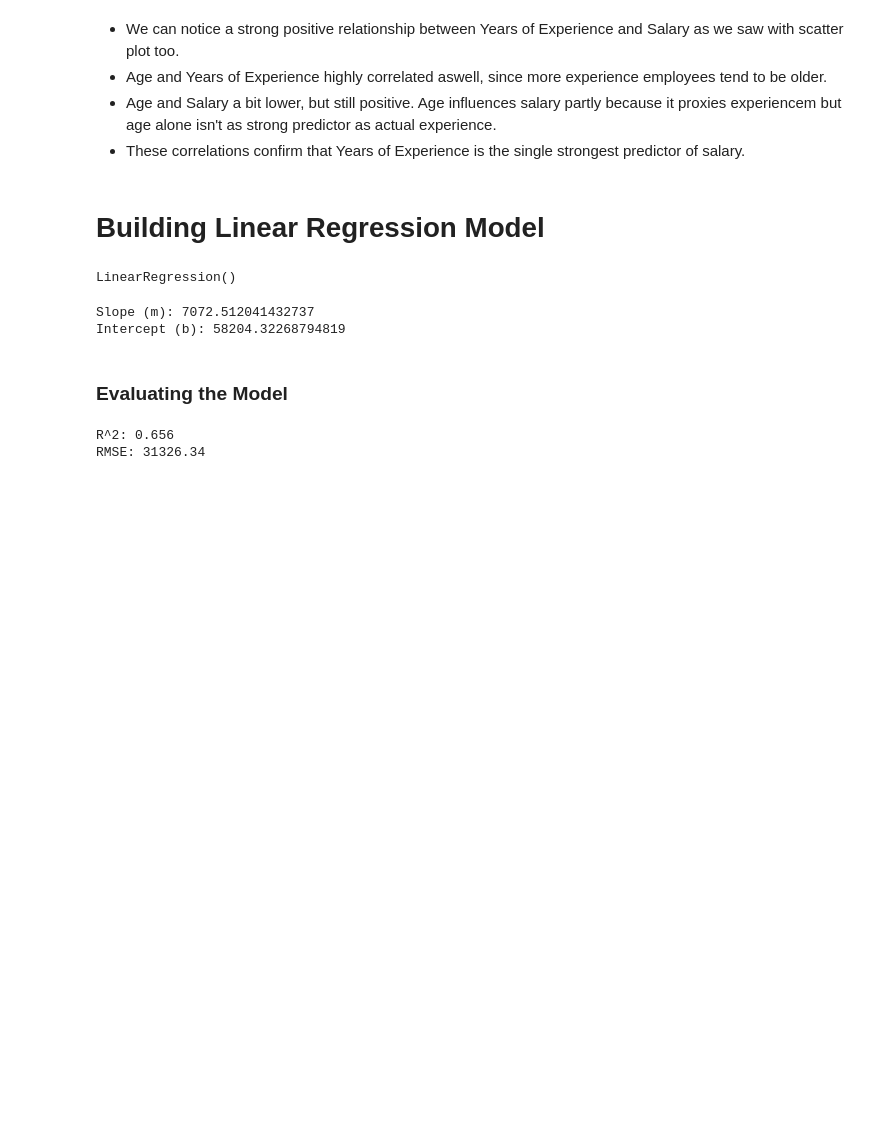
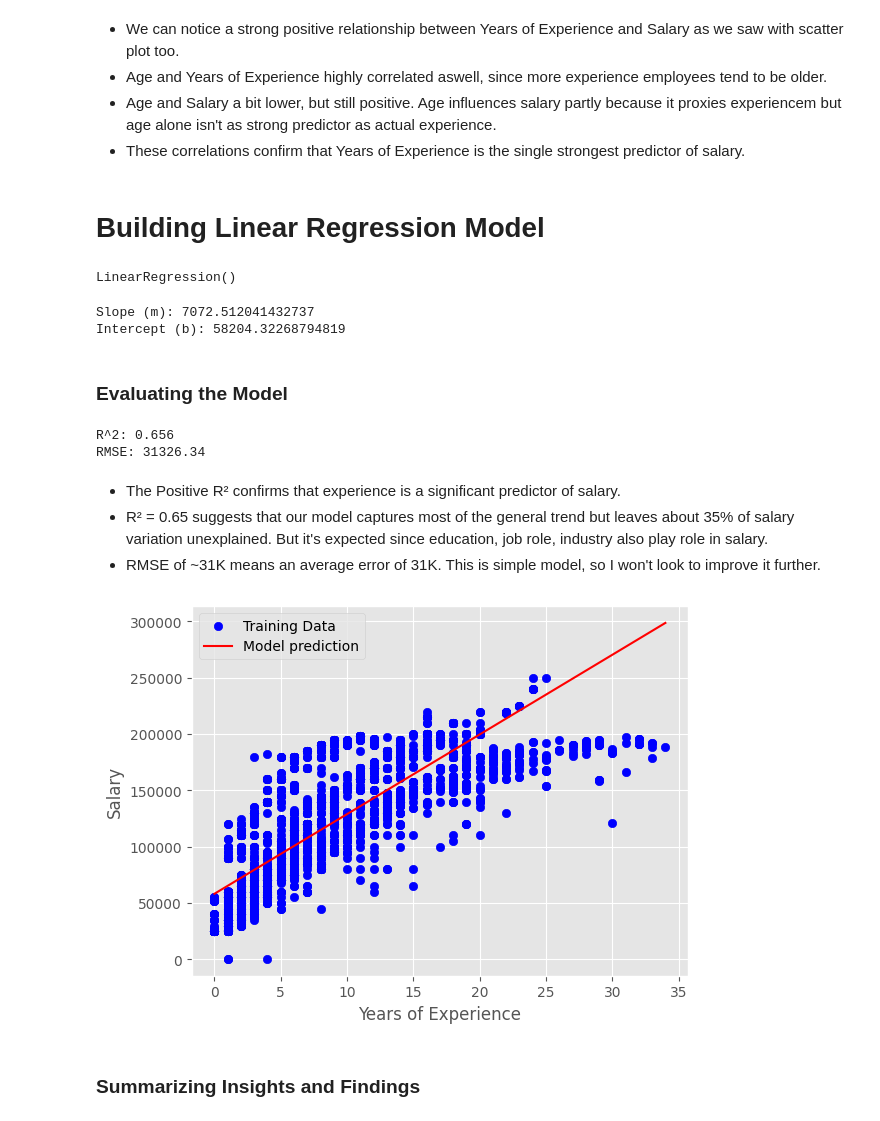
Before and after one commit to DeanThawkho/salary_project, a Jupyter notebook: salary_project.ipynb, the cells around one changed output. Cells and saved outputs as stored; diff of their text form; code cells hidden in the pictures; blank space fills up the shorter version.

```diff
--- a/salary_project.ipynb
+++ b/salary_project.ipynb
@@ -229,3 +230,23 @@ print(f"RMSE: {rmse:.2f}")
 # %% [output]
 R^2: 0.656
 RMSE: 31326.34
+# %% [markdown]
+* The Positive R² confirms that experience is a significant predictor of salary.
+* R² = 0.65 suggests that our model captures most of the general trend but leaves about 35% of salary variation unexplained. But it's expected since education, job role, industry also play role in salary.
+* RMSE of ~31K means an average error of 31K. This is simple model, so I won't look to improve it further.
+# %%
+# Plotting training data
+plt.scatter(X_train, y_train, color = 'blue', label = 'Training Data')
+
+# Plotting regression line
+x_line = np.linspace(X_train.min(), X_train.max(), 100)
+y_line = model.predict(x_line.reshape(-1, 1))
+plt.plot(x_line, y_line, color = 'red', label = 'Model prediction')
+plt.xlabel('Years of Experience')
+plt.ylabel('Salary')
+plt.legend()
+plt.show()
+# %% [output]
+[figure, added]
+# %% [markdown]
+### Summarizing Insights and Findings
```
Also changed, not shown: parts of 2 cells of this notebook, 1 other file.
